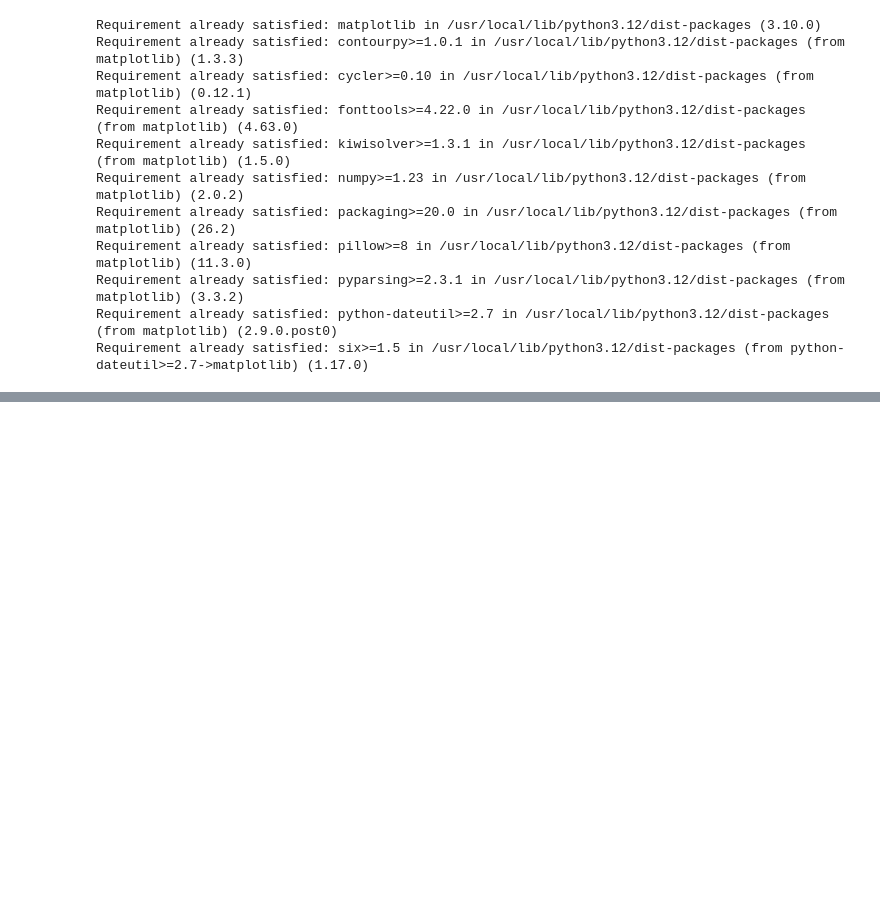
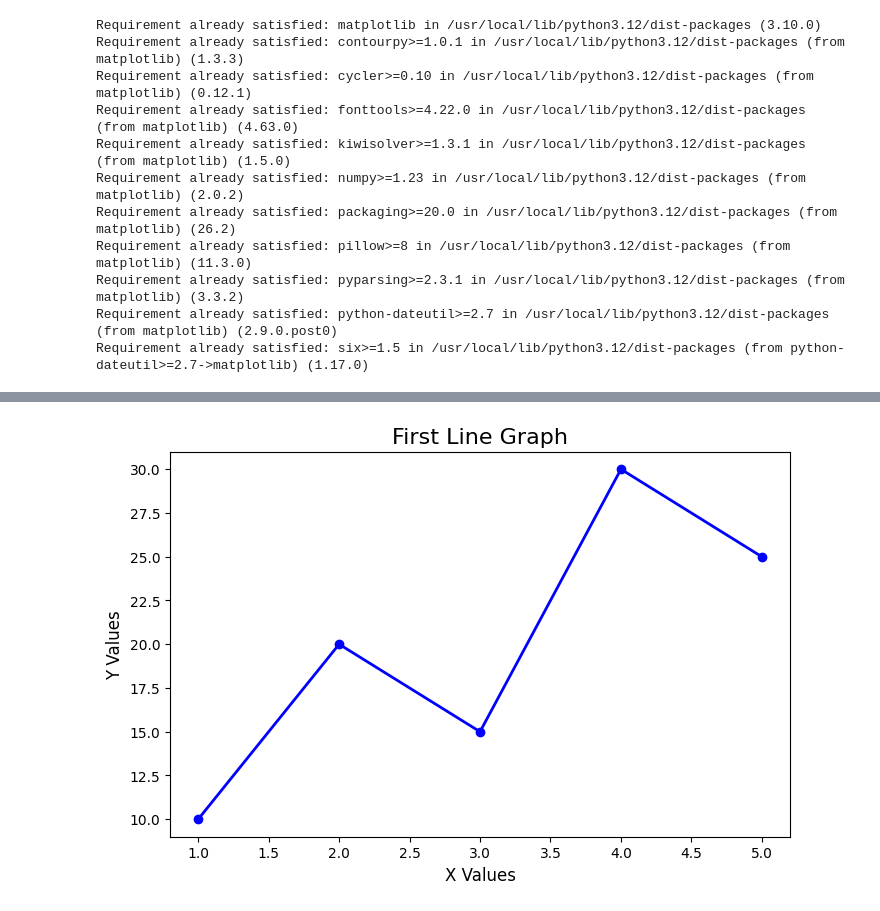
Before and after one commit to Khushi232505/Data-Science-and-AI, a Jupyter notebook: Matplotlib.ipynb, the cells around one changed output, grey strips where cells are left out. Drawn from its saved outputs; the diff is of its cells as text; code cells hidden in the pictures; blank space fills up the shorter version.

```diff
--- a/Matplotlib.ipynb
+++ b/Matplotlib.ipynb
@@ -44 +47,42 @@ plt.plot()
 [figure]
+# %%
+# First Graph using Matplotlib
+
+import matplotlib.pyplot as plt
+
+# Data
+x = [1, 2, 3, 4, 5]
+y = [10, 20, 15, 30, 25]
+
+# Create Figure
+plt.figure(figsize=(8, 5))
+
+# Plot Line Graph
+plt.plot(
+    x,
+    y,
+    marker='o',
+    linestyle='-',
+    linewidth=2,
+    color='blue',
+    label='Sales'
+)
+
+# Title and Labels
+plt.title("First Line Graph", fontsize=16)
+plt.xlabel("X Values", fontsize=12)
+plt.ylabel("Y Values", fontsize=12)
+
+
+# Save the graph
+plt.savefig("first_graph.png", dpi=300, bbox_inches="tight")
+plt.savefig("first_graph.jpg", dpi=300, bbox_inches="tight")
+plt.savefig("first_graph.pdf", bbox_inches="tight")
+
+# Display the graph
+plt.show()
+
+# Close the figure
+plt.close()
+# %% [output]
+[figure, added]
```
Also changed, not shown: parts of 1 cell of this notebook.
